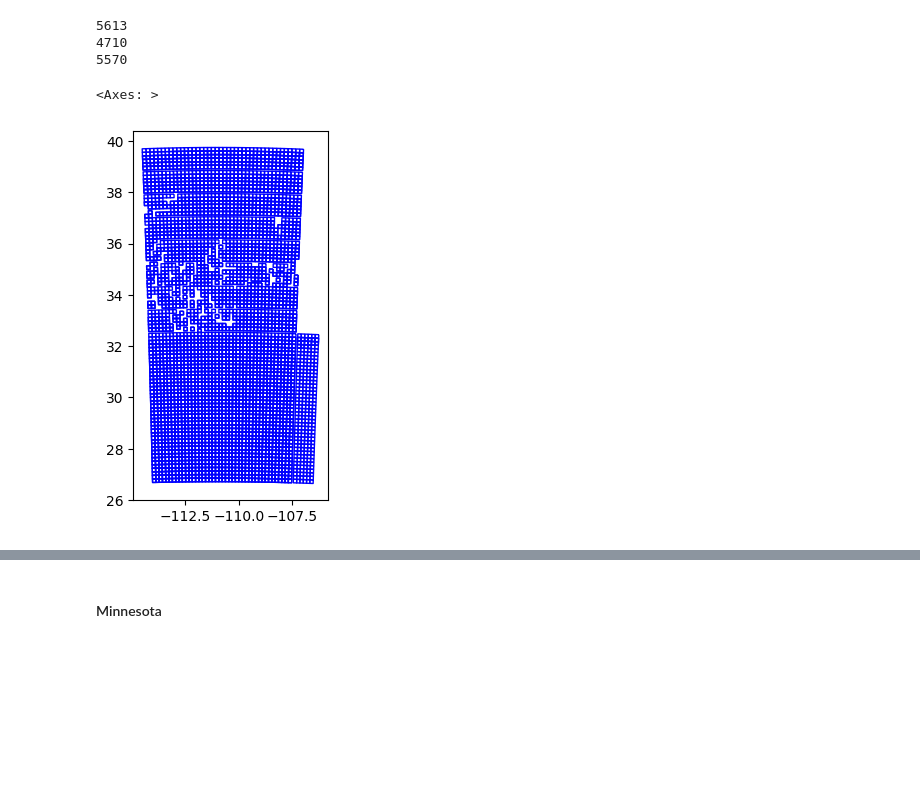
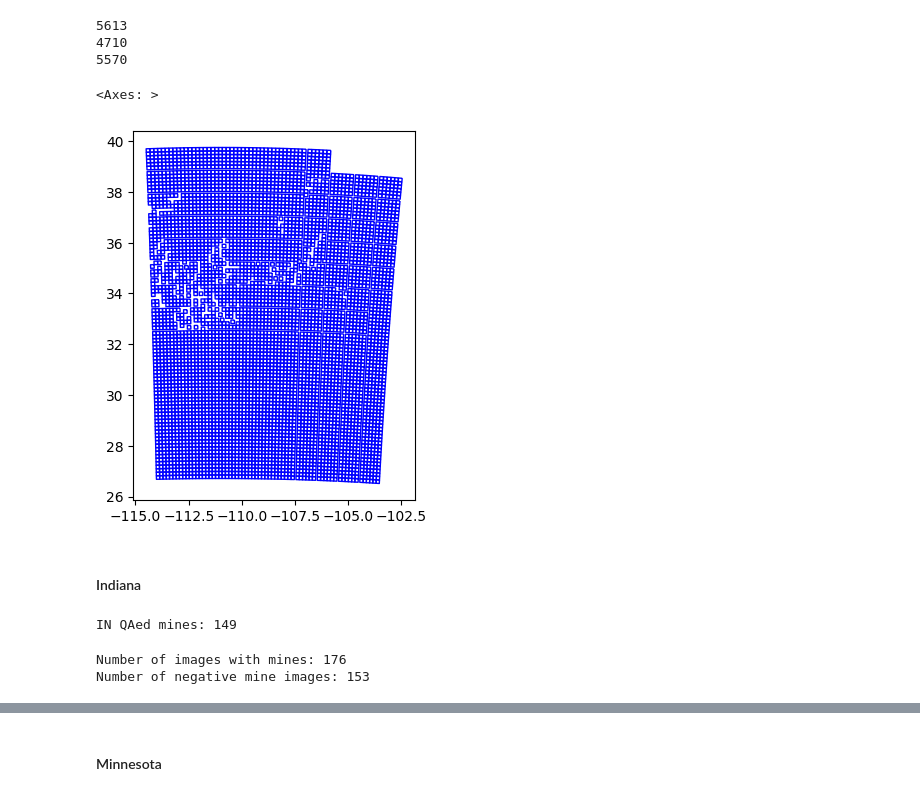
Before and after one commit to Ode-PBLLC/aquarry, a Jupyter notebook: mine_mapping.ipynb, the cells around one changed output, grey strips where cells are left out. Saved outputs shown, nothing was run; the diff lists cells and outputs as text; code cells hidden in the pictures; blank space fills up the shorter version.

Commit message:
Get minimal overlap chips and expand dataset

```diff
--- a/mine_mapping.ipynb
+++ b/mine_mapping.ipynb
@@ -498,16 +522,16 @@ def GetEmbeddingsFromIntersection(folder_path, polygons, random_images = True, c
 # Define function for getting embedding files that intersect with polygons of interest
 
 def GetEmbeddingsFromIntersection1_5(folder_path, polygons, random_images = True, count = 35):
-    """ Take a folder of embeddings as a string and a set of polygons and return 1) image files with intersecting
+    """ Take a folder of embeddings as a string and a set of polygons and return 1) scene file names with intersecting
     chips and 2) a random set of non-intersecting image files
 
     Parameters:
-    folder_path (str): folder with embeddings
+    folder_path (str): folder with embedding gpqs
     polygons (GeoDataFrame): positive polygon masks
     random_images (bool): True if you want random negative images
 
     Returns:
-    positive_embeddings, negative embeddings (list, list): one positive, one negative set of embedding gpq file names """
+    positive_embeddings, negative embeddings (list, list): one positive, one negative set of scenes  """
 
     positive_embeddings = []
     negatives_list = []
@@ -661,32 +685,53 @@ def MonthlyComposite(embeddings_df):
 # Make monthly aggregates without averaging
 # USE IF GEOMETRIES OVERLAP
 
-def MonthlyComposite(embeddings_df):
+def MonthlyComposite(embeddings_df, polygons = None):
 
     monthly_agg_embeddings = gpd.GeoDataFrame()
 
     for zone in embeddings_df['grid_zone'].unique(): # For each UTM zone
         zone_embeddings = pd.DataFrame(embeddings_df[embeddings_df['grid_zone'] == str(zone)])
+        count = 1
 
         for index, row in zone_embeddings.iterrows(): # For each date within UTM zone
-             # Will need to adjust when more months are available
+             # Will need to adjust when more months are available, currently just goes through whole list
             chip_embeddings_agg_gdf = gpd.GeoDataFrame()
             non_intersecting_chips = gpd.GeoDataFrame()
             chip_embeddings = gpd.read_parquet(row['file_path'])
             chip_embeddings = gpd.GeoDataFrame(chip_embeddings).set_crs(epsg=4326)
 
             if len(chip_embeddings) > 2000: # If the image is not very cloudy
+                if polygons is not None: # Don't include chips that don't correspond to the polygons
+                    polys_geometry = polygons.unary_union
+                    chip_embeddings = chip_embeddings[chip_embeddings.intersects(polys_geometry)]
+
                 if not monthly_agg_embeddings.empty:
-                    non_intersecting_chips = gpd.sjoin(chip_embeddings, monthly_agg_embeddings, how="left", predicate="intersects")
-                    non_intersecting_chips = non_intersecting_chips[non_intersecting_chips.index_right.isna()].drop(columns=["index_right", "embeddings_right","grid_zone","year_month"])
+                    # Get all chips that aren't already in the aggregation
+                    chips_intersection = gpd.sjoin(chip_embeddings, monthly_agg_embeddings, how="left", predicate="intersects")
+                    non_intersecting_chips = chips_intersection[chips_intersection.index_right.isna()].drop(columns=["index_right", "embeddings_right","grid_zone","year_month"])
                     chip_embeddings_agg_gdf = non_intersecting_chips.rename(columns={'embeddings_left': 'embeddings'})
+
+                    # Add chips that intersect with aggregation that are less than 25% overlapping
+                    intersecting_chips = chips_intersection[~chips_intersection.index_right.isna()].drop(columns=["index_right", "embeddings_right","grid_zone","year_month"])
+                    intersecting_chips['chip_area'] = intersecting_chips.geometry.area
+                    intersections = intersecting_chips.geometry.apply(lambda g: g.intersection(monthly_agg_embeddings_unified))
+                    intersecting_chips['area_overlap'] = intersections.area
+                    low_intersection_mask = (intersecting_chips['area_overlap'] / intersecting_chips['chip_area']) < 0.25
+                    low_intersection_chips = intersecting_chips[low_intersection_mask].rename(columns={'embeddings_left': 'embeddings'}).drop(columns = ['chip_area','area_overlap'])
+
+                    # Add chips with small overlap to aggregated embeddings
+                    chip_embeddings_agg_gdf = pd.concat([chip_embeddings_agg_gdf,low_intersection_chips])
                 else:
                     non_intersecting_chips = chip_embeddings
                     chip_embeddings_agg_gdf = gpd.GeoDataFrame(non_intersecting_chips['embeddings'], columns = ['embeddings'], geometry=non_intersecting_chips['geometry'])
                 chip_embeddings_agg_gdf['grid_zone'] = zone
                 chip_embeddings_agg_gdf['year_month'] = zone_embeddings['year_month'].iloc[0]
                 monthly_agg_embeddings = pd.concat([monthly_agg_embeddings, chip_embeddings_agg_gdf])
-                break
+                monthly_agg_embeddings_unified = monthly_agg_embeddings.unary_union
+                count = count + 1
+                if count == 3: # Check two images without clouds
+                    count = 1
+                    break
 
     monthly_agg_embeddings.to_crs(epsg=4326)
     monthly_agg_embeddings = monthly_agg_embeddings.drop_duplicates('geometry')
@@ -716,7 +761,44 @@ print(len(az_negative_embs_avg))
 # %%
 #Check overlap
 fig, ax = plt.subplots()
-az_positive_embs_avg['geometry'][0:7000].plot(ax = ax, facecolor = "none", edgecolor = "blue")
+az_positive_embs_avg['geometry'].plot(ax = ax, facecolor = "none", edgecolor = "blue")
+
+#az_negative_embs_avg['geometry'].plot(ax = ax, facecolor = "none", edgecolor = "blue")
 # %% [output]
 <Axes: >
-[figure, old version]
+[figure, new version]
+# %% [markdown]
+#### Indiana
+# %%
+# Get pit lakes in IN
+
+states = gpd.read_file('data/state_boundaries')
+indy = states[states['STUSPS']=='IN']
+indy = indy.to_crs(epsg = 4326).geometry.unary_union
+
+in_qa = US_QA[US_QA.geometry.intersects(indy)]
+print(f'IN QAed mines: {(in_qa['category'] == 'a').sum()}')
+# %% [output]
+IN QAed mines: 149
+# %%
+# Get embeddings for pit lakes and no pit lakes present in IN from QA data
+
+in_qa_pits = in_qa[in_qa['category'] == 'a'] # QAed pit lakes
+in_qa_nonlakes = in_qa[~in_qa['category'].isin(['a','q','\\N'])] # QAed other mining features, without questionable features
+
+mine_embeddings_in, non_mine_embeddings_in = GetEmbeddingsFromIntersection1_5(folder_path = 'data/IN_v1_5/', polygons = in_qa_pits, random_images=False)
+print(f"Number of images with mines: {len(mine_embeddings_in)}")
+
+
+# Get embeddings for features identified as not lakes from QA
+qa_non_mine_embeddings_in, dummy = GetEmbeddingsFromIntersection1_5(folder_path = 'data/IN_v1_5/', polygons = in_qa_nonlakes, random_images=False)
+print(f"Number of negative mine images: {len(qa_non_mine_embeddings_in)}")
+
+# Get embeddings for water bodies in IN
+#az_lakes = gpd.read_file('data/az_lakes.txt')
+#lake_embeddings_az, dummy = GetEmbeddingsFromIntersection1_5(folder_path = 'data/IN_v1_5/', polygons = az_lakes, random_images=False)
+
+#print(f"Number of images with lakes: {len(lake_embeddings_az)}")
+# %% [output]
+Number of images with mines: 176
+Number of negative mine images: 153
```
Also changed, not shown: parts of 46 cells of this notebook.
